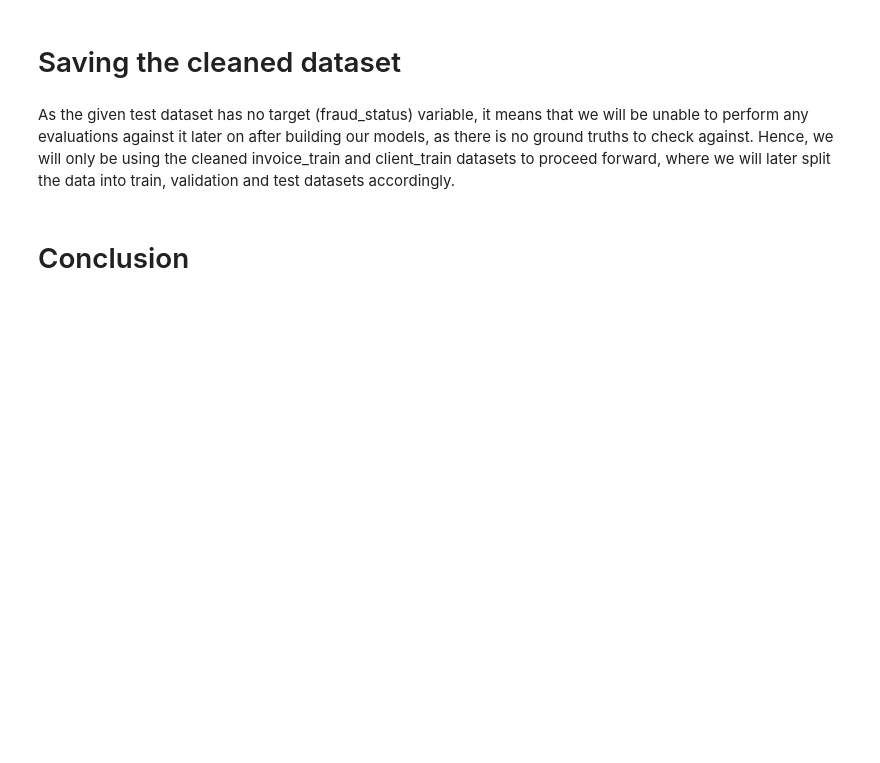
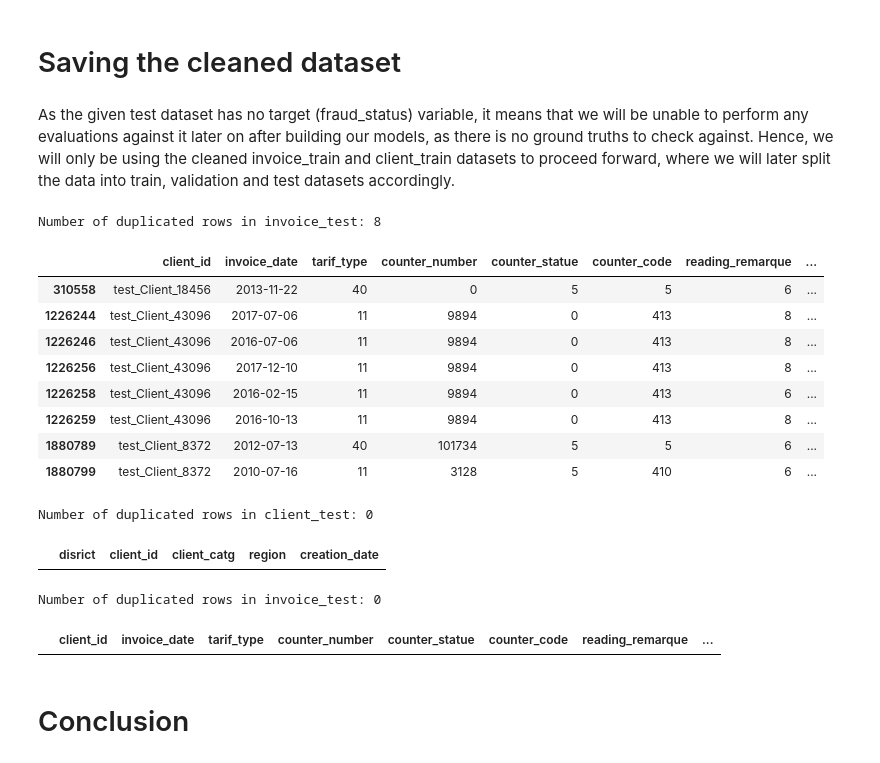
Before and after one commit to bernisschow/CS3244-Fraud-Detection-in-Electricity-and-Gas-Consumption, a Jupyter notebook: data_cleaning_and_EDA.ipynb, the cells around one changed output. Cells and saved outputs as stored; diff of their text form; code cells hidden in the pictures; blank space fills up the shorter version.

```diff
--- a/data_cleaning_and_EDA.ipynb
+++ b/data_cleaning_and_EDA.ipynb
@@ -39,8 +39,8 @@ display(invoice_train.head())
 | 4 | train_Client_0 | 2016-11-17 | 11 | 1335667 | 0 | 207 | 9 | ... |
 # %%
 # Importing test datasets
-client_test = pd.read_csv("./data/client_test.csv")
-invoice_test = pd.read_csv("./data/invoice_test.csv")
+client_test = pd.read_csv("finalised_datasets/data/client_test.csv")
+invoice_test = pd.read_csv("finalised_datasets/data/invoice_test.csv")
 
 display(client_test.head())
 display(invoice_test.head())
@@ -1084,3 +1084,64 @@ As the given test dataset has no target (fraud_status) variable, it means that w
 # %%
 invoice_train.to_csv('./cleaned_data/cleaned_invoice_train.csv', index=False)
 client_train.to_csv('./cleaned_data/cleaned_client_train.csv', index=False)
+# %%
+# Check for duplicated rows in invoice_train
+duplicated_rows = invoice_test[invoice_test.duplicated()]
+print(f"Number of duplicated rows in invoice_test: {len(duplicated_rows)}")
+display(duplicated_rows)
+
+# Check for duplicated rows in client_train
+duplicated_rows = client_test[client_test.duplicated()]
+print(f"Number of duplicated rows in client_test: {len(duplicated_rows)}")
+display(duplicated_rows)
+
+invoice_test.drop_duplicates(inplace=True)
+
+duplicated_rows = invoice_test[invoice_test.duplicated()]
+print(f"Number of duplicated rows in invoice_test: {len(duplicated_rows)}")
+display(duplicated_rows)
+
+# Map counter_type to binary values
+invoice_test['counter_type'] = invoice_test['counter_type'].map({'ELEC': 0, 'GAZ': 1})
+
+invoice_test.rename(columns={'counter_number': 'meter_number',
+                              'counter_statue': 'meter_status',
+                              'counter_code': 'meter_code',
+                              'counter_coefficient': 'meter_coefficient',
+                              'counter_type': 'meter_type',
+                              'reading_remarque': 'reading_remark',
+                              'consommation_level_1': 'consumption_level_1',
+                              'consommation_level_2': 'consumption_level_2',
+                              'consommation_level_3': 'consumption_level_3',
+                              'consommation_level_4': 'consumption_level_4'}, inplace=True)
+
+client_test.rename(columns={ 'disrict': 'district'}, inplace=True)
+
+invoice_test['invoice_date'] = pd.to_datetime(invoice_test['invoice_date'])
+client_test['creation_date'] = pd.to_datetime(client_test['creation_date'])
+
+invoice_test['meter_status'] = invoice_test['meter_status'].map({"0": 0, "5": 5, "1": 1, "4": 4}).fillna(invoice_test['meter_status'])
+
+# Remove rows with meter_status == A and meter_status >= 5
+invoice_test = invoice_test[invoice_test['meter_status'] != 'A']
+invoice_test = invoice_test[invoice_test['meter_status'] < 5]
+
+invoice_test.drop(columns=['tarif_type'], inplace=True)
+
+invoice_test['total_consumption'] = invoice_test['consumption_level_1'] + invoice_test['consumption_level_2'] + invoice_test['consumption_level_3'] + invoice_test['consumption_level_4']
+invoice_test['diff_in_index'] = invoice_test.apply(calculate_difference, axis=1)
+# %% [output]
+Number of duplicated rows in invoice_test: 8
+|  | client_id | invoice_date | tarif_type | counter_number | counter_statue | counter_code | reading_remarque | ... |
+| 310558 | test_Client_18456 | 2013-11-22 | 40 | 0 | 5 | 5 | 6 | ... |
+| 1226244 | test_Client_43096 | 2017-07-06 | 11 | 9894 | 0 | 413 | 8 | ... |
+| 1226246 | test_Client_43096 | 2016-07-06 | 11 | 9894 | 0 | 413 | 8 | ... |
+| 1226256 | test_Client_43096 | 2017-12-10 | 11 | 9894 | 0 | 413 | 8 | ... |
+| 1226258 | test_Client_43096 | 2016-02-15 | 11 | 9894 | 0 | 413 | 6 | ... |
+| 1226259 | test_Client_43096 | 2016-10-13 | 11 | 9894 | 0 | 413 | 8 | ... |
+| 1880789 | test_Client_8372 | 2012-07-13 | 40 | 101734 | 5 | 5 | 6 | ... |
+| 1880799 | test_Client_8372 | 2010-07-16 | 11 | 3128 | 5 | 410 | 6 | ... |
+Number of duplicated rows in client_test: 0
+|  | disrict | client_id | client_catg | region | creation_date |
+Number of duplicated rows in invoice_test: 0
+|  | client_id | invoice_date | tarif_type | counter_number | counter_statue | counter_code | reading_remarque | ... |
```
Also changed, not shown: parts of 2 cells of this notebook, 4 other files.
